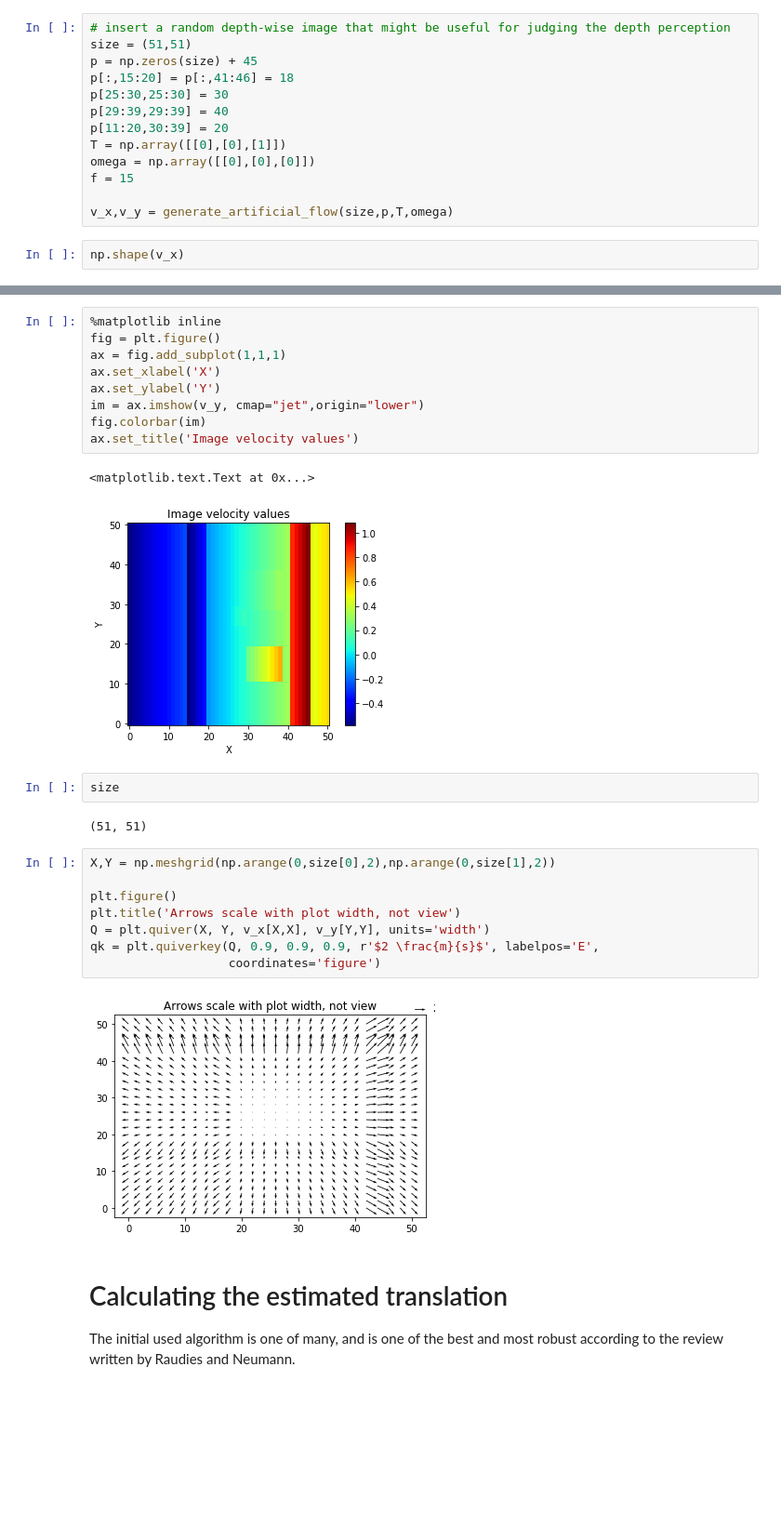
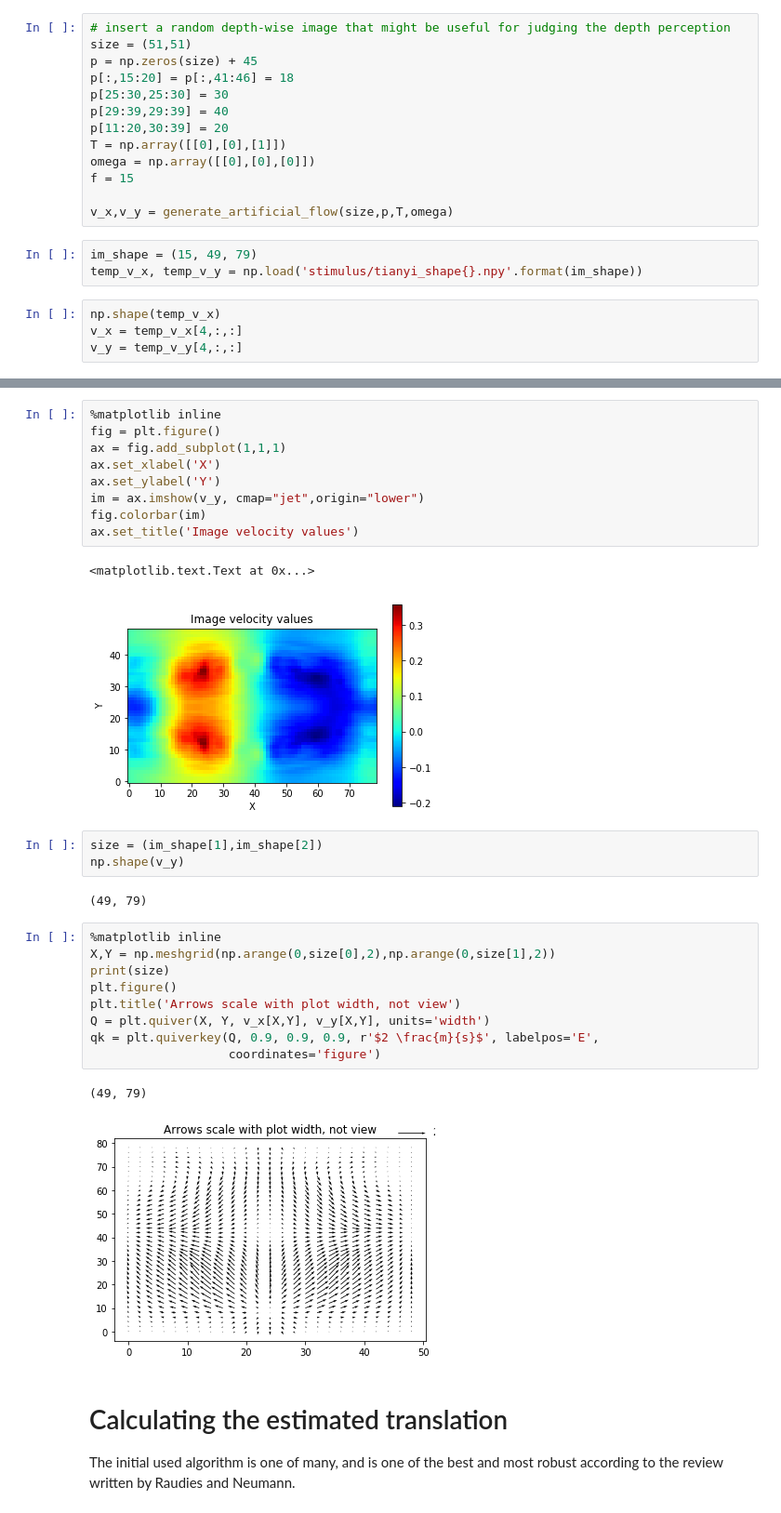
Before and after one commit to sharbatc/piof, a Jupyter notebook: test_subpsace.ipynb, the cells around one changed output, grey strips where cells are left out. Shown at 93% size. Saved outputs shown, nothing was run; the diff lists cells and outputs as text; blank space fills up the shorter version.

```diff
--- a/test_subpsace.ipynb
+++ b/test_subpsace.ipynb
@@ -32,5 +32,10 @@ omega = np.array([[0],[0],[0]])
 f = 15
 
 v_x,v_y = generate_artificial_flow(size,p,T,omega)
+# %%
+im_shape = (15, 49, 79)
+temp_v_x, temp_v_y = np.load('stimulus/tianyi_shape{}.npy'.format(im_shape))
 # %%
-np.shape(v_x)
+np.shape(temp_v_x)
+v_x = temp_v_x[4,:,:]
+v_y = temp_v_y[4,:,:]
@@ -60,21 +64,24 @@ fig.colorbar(im)
 ax.set_title('Image velocity values')
 # %% [output]
 <matplotlib.text.Text at 0x...>
-[figure, old version]
+[figure, new version]
-# %%
-size
-# %% [output]
-(51, 51)
+# %%
+size = (im_shape[1],im_shape[2])
+np.shape(v_y)
+# %% [output]
+(49, 79)
 # %%
+%matplotlib inline
 X,Y = np.meshgrid(np.arange(0,size[0],2),np.arange(0,size[1],2))
-
+print(size)
 plt.figure()
 plt.title('Arrows scale with plot width, not view')
-Q = plt.quiver(X, Y, v_x[X,X], v_y[Y,Y], units='width')
+Q = plt.quiver(X, Y, v_x[X,Y], v_y[X,Y], units='width')
 qk = plt.quiverkey(Q, 0.9, 0.9, 0.9, r'$2 \frac{m}{s}$', labelpos='E',
                    coordinates='figure')
 # %% [output]
+(49, 79)
-[figure, old version]
+[figure, new version]
 # %% [markdown]
 # Calculating the estimated translation
 
```
Also changed, not shown: parts of 11 cells of this notebook, 1 other file.
